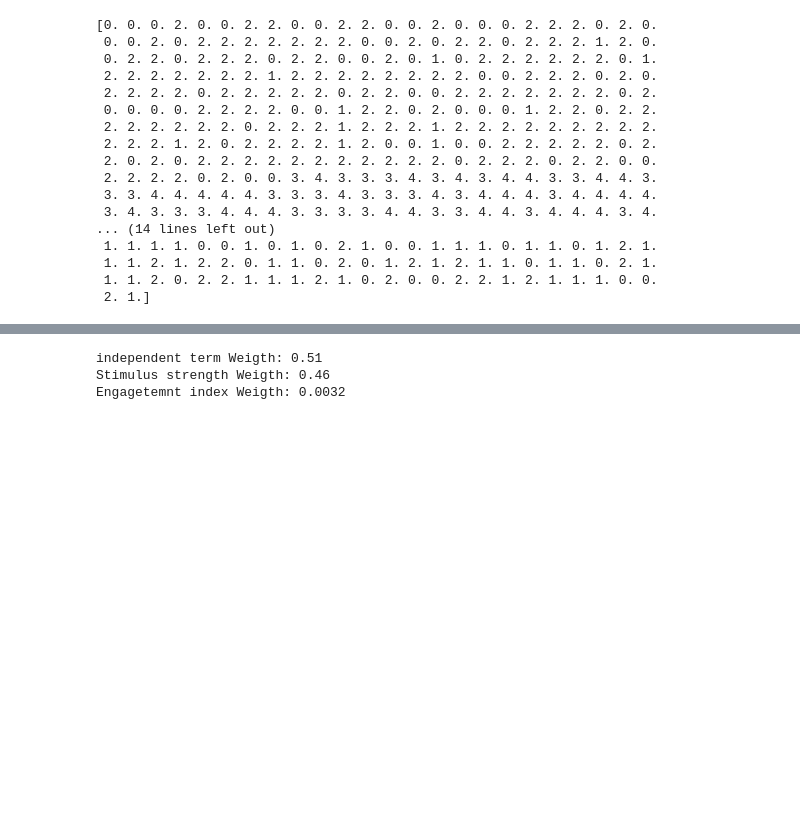
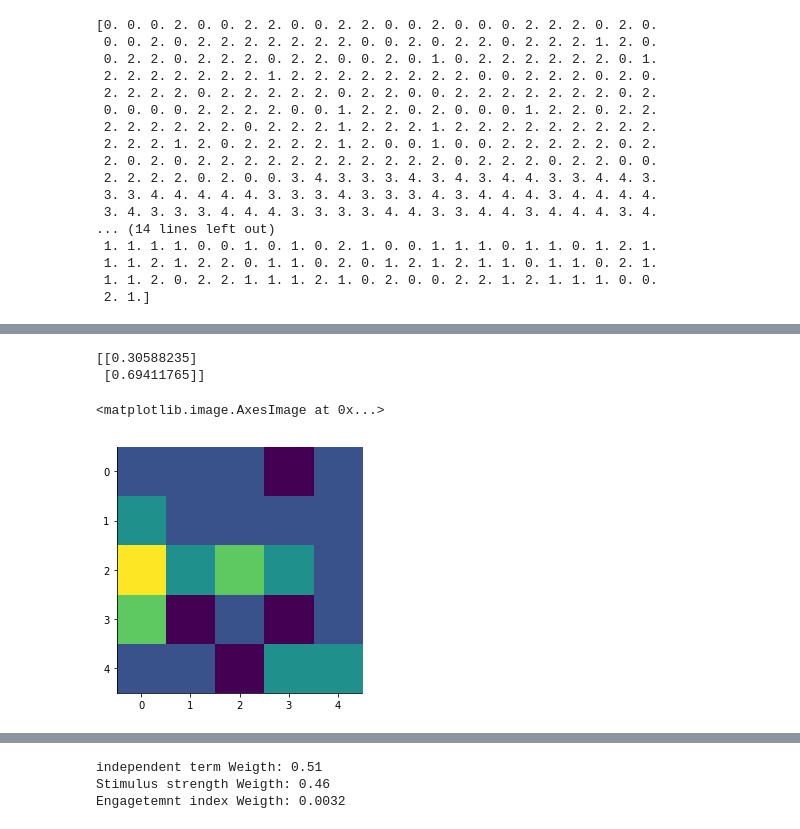
Before and after one commit to EmiliosIsaias/RattusDeus, a Jupyter notebook: Project_Notebook.ipynb, the cells around one changed output, grey strips where cells are left out. Saved outputs shown, nothing was run; the diff lists cells and outputs as text; code cells hidden in the pictures; blank space fills up the shorter version.

```diff
--- a/Project_Notebook.ipynb
+++ b/Project_Notebook.ipynb
@@ -239,8 +239,6 @@ def lineariz(inRange, desiredRange):
 ## Computing the probability of correctness given the stimulus strength
 # Number of trials
 Nt = dat['spks'].shape[1]
-
-
 
 # Logical array indicating correct trials
 sux = correctChoice == 1
@@ -255,9 +253,9 @@ cueContrastIncorrt = np.abs(cueStrgth[~sux])
 test = np.unique(cueStrgth)
 
 # Engagement index normalization (less than 1 trick to include it in bins)
-m, b = lineariz([engInd.min(),engInd.max()], [-1,0.99])
+m, b = lineariz([engInd.min(),engInd.max()], [0,0.99])
 engIdxNorm = m*engInd + b
-engIdx = np.zeros_like(engIdxNorm)
+engIdxDisc = np.zeros_like(engIdxNorm)
 my_step = 5
 
 # Probability of the engagement index & discretization
@@ -265,26 +263,23 @@ prob_e = np.zeros((my_step,1))
 for cei in range(0,my_step):
     binIdx = (engIdxNorm >= cei/my_step) & (engIdxNorm < (cei+1)/my_step)
     prob_e[cei] = sum(binIdx)/Nt
-    engIdx[binIdx] = cei/my_step
+    engIdxDisc[binIdx] = cei/my_step
 prob_e = prob_e.reshape(-1,1)
-m, b = lineariz([engIdx.min(),engIdx.max()], [0,1])
-engIdx = m*engIdx + b
+m, b = lineariz([engIdxDisc.min(),engIdxDisc.max()], [0,1])
+engIdxDisc = m*engIdxDisc + b
 
 # Probability of incorrect and correct choices
 prob_c = np.array([(Nt-Ns), Ns])/Nt
-prob_c = prob_c.reshape(1,-1)
+prob_c = prob_c.reshape(-1,1)
 
 # Probability of each stimulus
 prob_s = np.zeros(len(test))
 for cp in range(len(test)):
     prob_s[cp] = np.sum(cueStrgth == test[cp])/Nt
-prob_s = prob_s.reshape(1,-1)
+prob_s = prob_s.reshape(-1,1)
 
 # Joint probability
-jProb = prob_s.T @ prob_c
-
-# Variables for correct and incorrect trials contrast
-
+joint_cs = prob_s @ prob_c.T
 
 # Conditional joint probability
 con_cs = np.zeros((test.size,prob_c.size))
@@ -293,5 +288,8 @@ for cc in range(prob_c.size):
     for cp in range(test.size):
         con_cs[cp, cc] = np.sum(np.abs(cueStrgth[~sux]) == test[cp])/Nt
     for ce in range(prob_e.size):
-        con_ce[ce, cc] = np.sum(engIdx[~sux] == ce/(my_step-1))/Nt
+        con_ce[ce, cc] = np.sum(engIdxDisc[~sux] == ce/(my_step-1))/Nt
     sux = ~sux
+# %% [output]
+[[0.30588235]
+ [0.69411765]]
@@ -300,0 +296,10 @@ JProb3 = jProb2 @ prob_s
+# %%
+joint_sce = joint_cs.reshape([joint_cs.shape[0], joint_cs.shape[1], 1])
+joint_sce = joint_sce @ prob_e.reshape([1,1,-1])
+joint_se = joint_sce.sum(axis=1)
+prob_c_gse = joint_sce @ np.linalg.pinv(joint_se)
+
+plt.imshow(prob_c_gse[:,0,:]/prob_c_gse[:,1,:])
+# %% [output]
+<matplotlib.image.AxesImage at 0x...>
+[figure, added]
```
Also changed, not shown: parts of 6 cells of this notebook.
